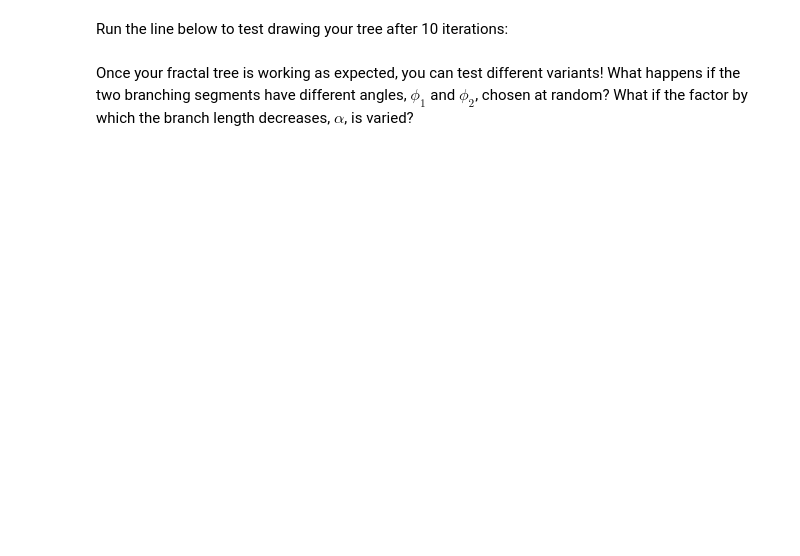
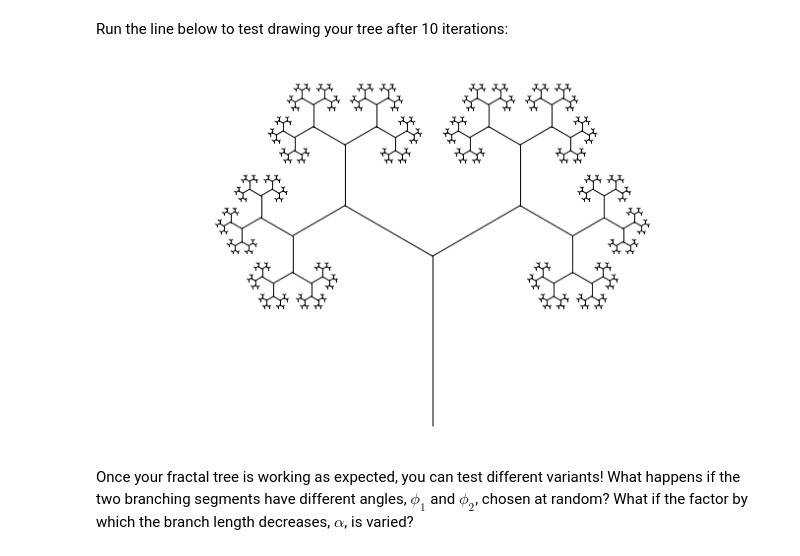
Before and after one commit to gvarnavi/generative-art-iap, a Jupyter notebook: 01.19-Tuesday/02_geometric-fractals-py.ipynb, the cells around one changed output. Cells and saved outputs as stored; diff of their text form; code cells hidden in the pictures; blank space fills up the shorter version.

```diff
--- a/01.19-Tuesday/02_geometric-fractals-py.ipynb
+++ b/01.19-Tuesday/02_geometric-fractals-py.ipynb
@@ -121,2 +143,10 @@ plt.show()
+# %%
+fig, ax = plt.subplots(1,1,figsize=(12,7))
+draw_fractal(fractal_tree, n=10, theta=np.pi/2., ax=ax)
+ax.axis('equal')
+ax.axis('off')
+plt.show()
+# %% [output]
+[figure, added]
 # %% [markdown]
 Once your fractal tree is working as expected, you can test different variants! What happens if the two branching segments have different angles, $\phi_1$ and $\phi_2$, chosen at random? What if the factor by which the branch length decreases, $\alpha$, is varied?
```
Also changed, not shown: parts of 7 cells of this notebook.
